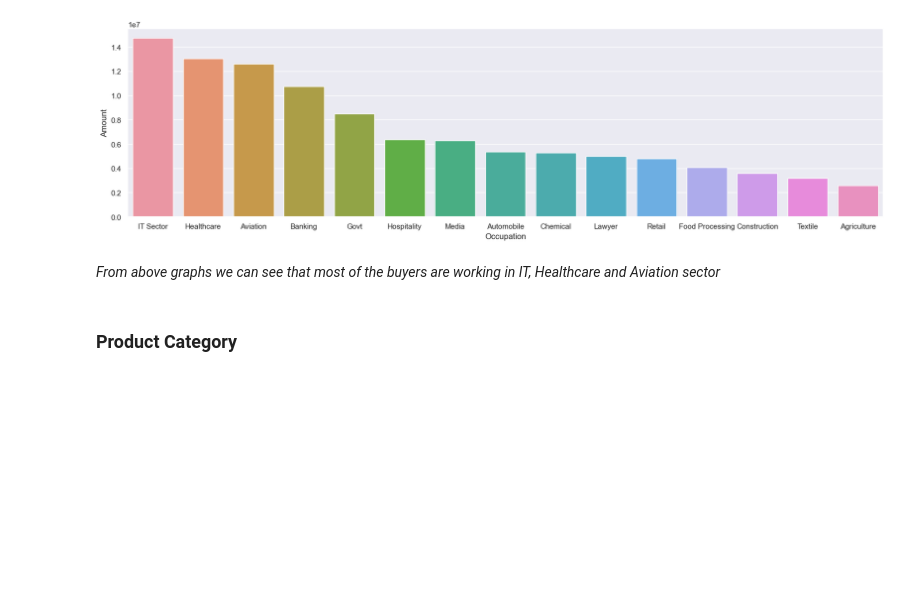
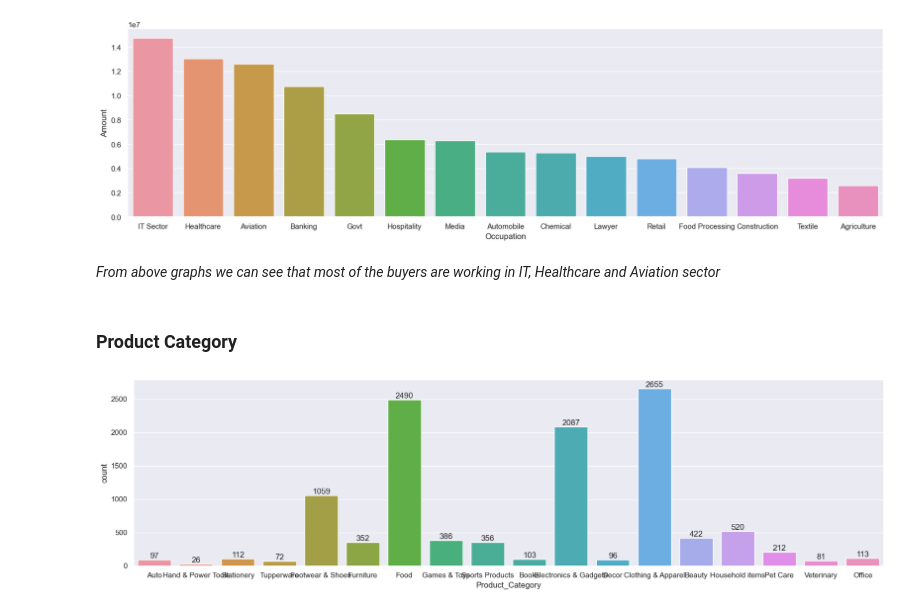
Before and after one commit to Anurag-Kumar-Dubey/Exploratory-Analysis-of-Diwali-Sales-Data, a Jupyter notebook: Exploratory-Analysis-of-Diwali-Sales-Data.ipynb, the cells around one changed output. Drawn from its saved outputs; the diff is of its cells as text; code cells hidden in the pictures; blank space fills up the shorter version.

```diff
--- a/Exploratory-Analysis-of-Diwali-Sales-Data.ipynb
+++ b/Exploratory-Analysis-of-Diwali-Sales-Data.ipynb
@@ -254,3 +254,11 @@ sns.barplot(data = sales_state, x = 'Occupation',y= 'Amount')
 *From above graphs we can see that most of the buyers are working in IT, Healthcare and Aviation sector*
 # %% [markdown]
 ### Product Category
+# %%
+sns.set(rc={'figure.figsize':(20,5)})
+ax = sns.countplot(data = df, x = 'Product_Category')
+
+for bars in ax.containers:
+    ax.bar_label(bars)
+# %% [output]
+[figure, added]
```
Also changed, not shown: parts of 3 cells of this notebook.
